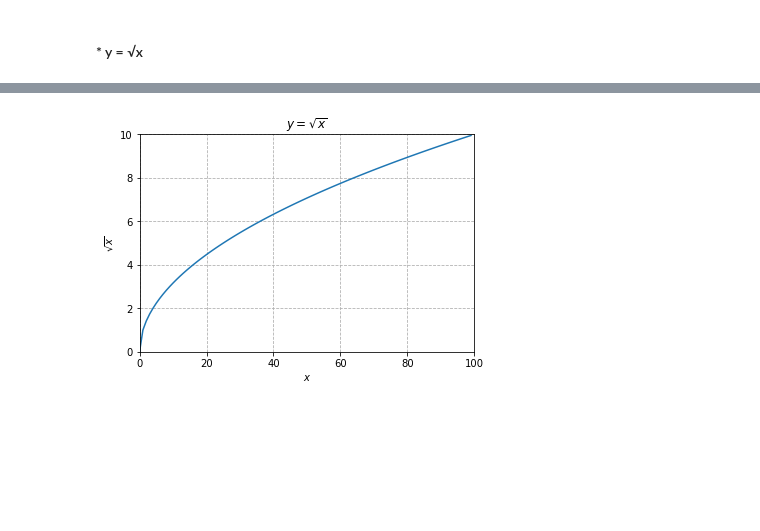
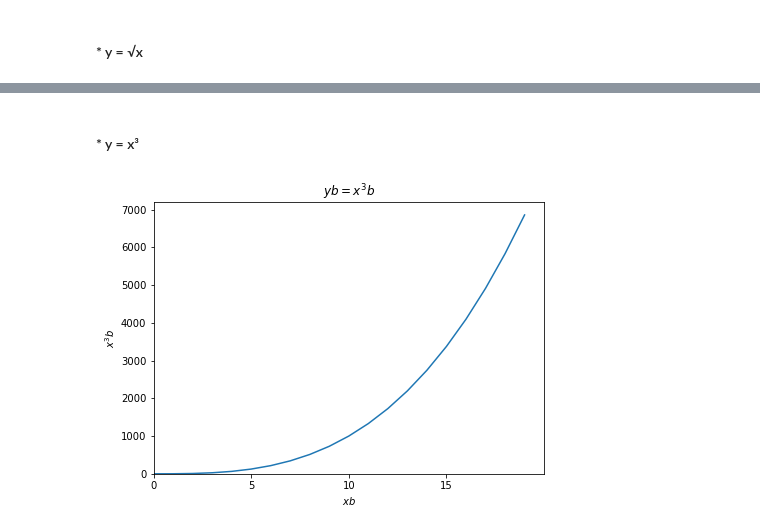
Before and after one commit to Severina7/numpy-pandas-visualization-exercises, a Jupyter notebook: matplotlib_exercises.ipynb, the cells around one changed output, grey strips where cells are left out. Saved outputs shown, nothing was run; the diff lists cells and outputs as text; code cells hidden in the pictures; blank space fills up the shorter version.

```diff
--- a/matplotlib_exercises.ipynb
+++ b/matplotlib_exercises.ipynb
@@ -60,17 +64,21 @@ plt.show()
-# %%
-x1 = range(0,100)
-y1 = [math.sqrt(n) for n in x1]
-
-# plot the data
-plt.plot(x1,y1)
-
-# customize the chart
-plt.title('$ y = \sqrt{x}$')
-plt.xlabel('$x$')
-plt.ylabel('$\sqrt{x}$')
-plt.xlim(0,100)
-plt.ylim(0, 10)
-
-plt.grid(True, ls = '--');
-# %% [output]
-[figure, removed]
+# %% [markdown]
+#### * y = x³
+# %%
+xb = range(0,20)
+yb = [i**3 for i in xb]
+
+fig = plt.figure(figsize = (7, 5))
+
+plt.plot(xb,yb)
+
+plt.title('$ yb = x^3b$')
+plt.xlabel('$xb$')
+plt.ylabel('$x^3b$')
+
+plt.xticks(range(0,20,5))
+plt.xlim(0,20)
+plt.ylim(0)
+
+plt.savefig('function_fig.png', dpi = None, transparent = False)
+# %% [output]
+[figure, added]
```
Also changed, not shown: parts of 12 cells of this notebook, 2 other files.
